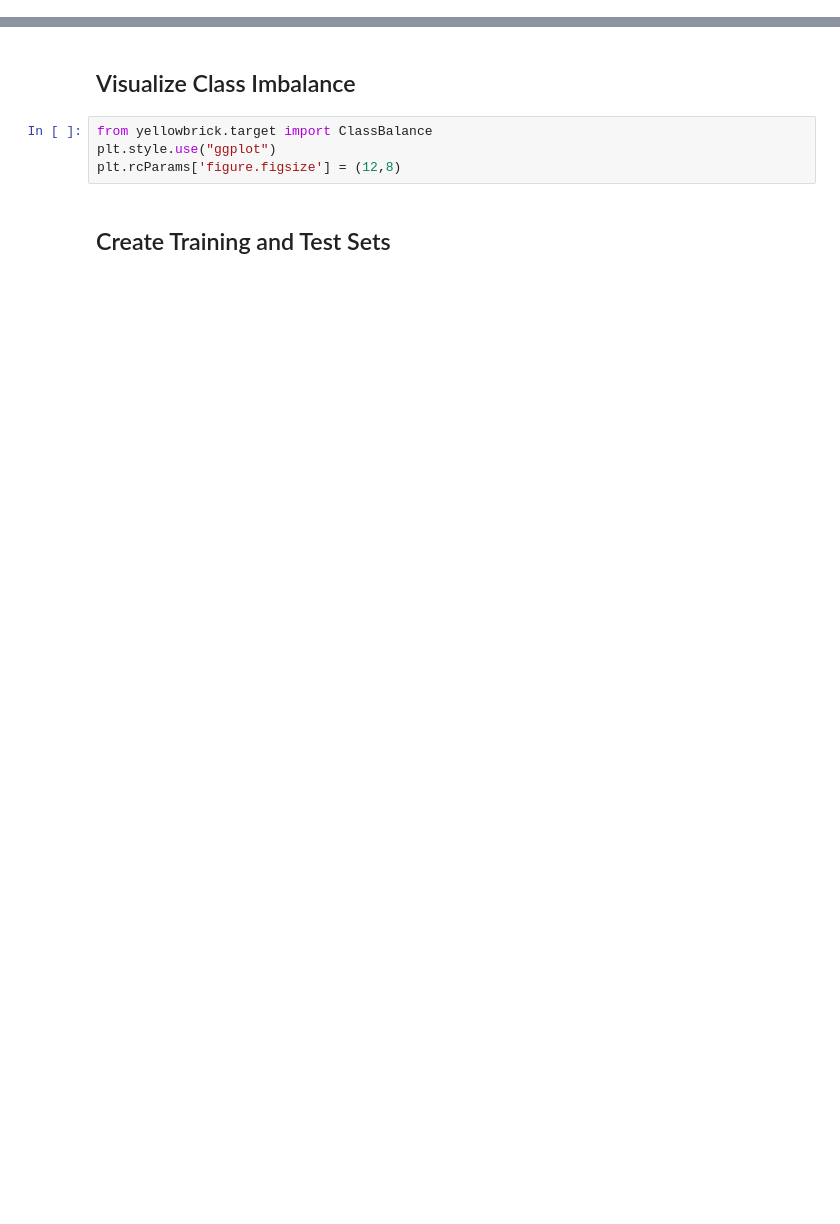
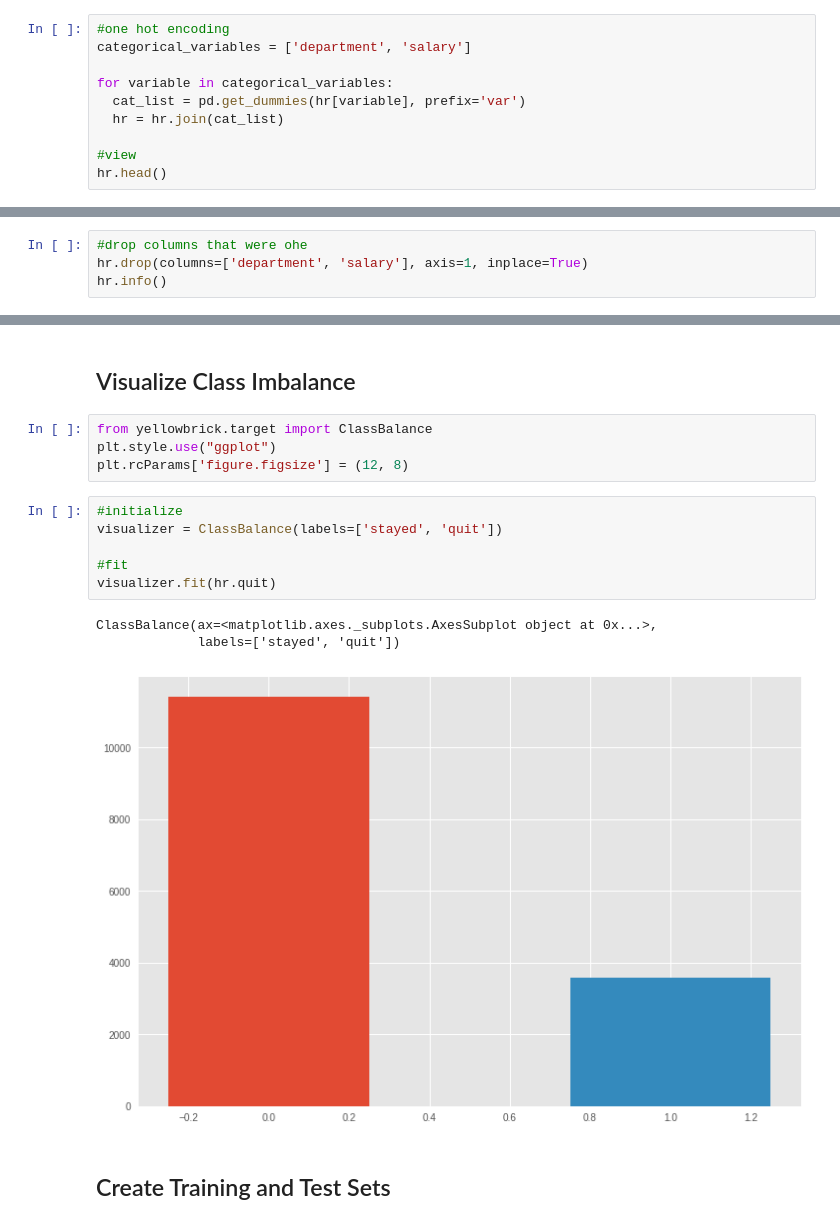
Before and after one commit to baotramduong/Employee-Turnover-Prediction, a Jupyter notebook: Notebook.ipynb, the cells around one changed output, grey strips where cells are left out. Drawn from its saved outputs; the diff is of its cells as text; blank space fills up the shorter version.

```diff
--- a/Notebook.ipynb
+++ b/Notebook.ipynb
@@ -98,2 +140,12 @@ profile
 # %% [markdown]
 ## Encode Categorical Features
+# %%
+#one hot encoding
+categorical_variables = ['department', 'salary']
+
+for variable in categorical_variables:
+  cat_list = pd.get_dummies(hr[variable], prefix='var')
+  hr = hr.join(cat_list)
+
+#view
+hr.head()
@@ -99,0 +179,4 @@ profile
+# %%
+#drop columns that were ohe
+hr.drop(columns=['department', 'salary'], axis=1, inplace=True)
+hr.info()
@@ -102,6 +203,16 @@ profile
 # %%
 from yellowbrick.target import ClassBalance
 plt.style.use("ggplot")
-plt.rcParams['figure.figsize'] = (12,8)
+plt.rcParams['figure.figsize'] = (12, 8)
+# %%
+#initialize
+visualizer = ClassBalance(labels=['stayed', 'quit'])
+
+#fit
+visualizer.fit(hr.quit)
+# %% [output]
+ClassBalance(ax=<matplotlib.axes._subplots.AxesSubplot object at 0x...>,
+             labels=['stayed', 'quit'])
+[figure, added]
 # %% [markdown]
 ## Create Training and Test Sets
```
Also changed, not shown: parts of 18 cells of this notebook.
